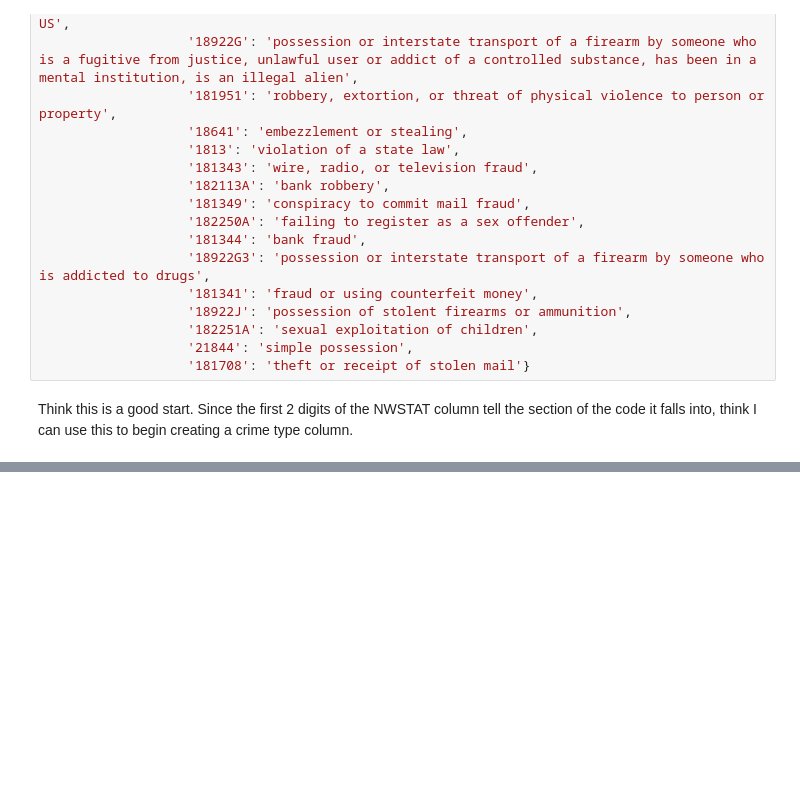
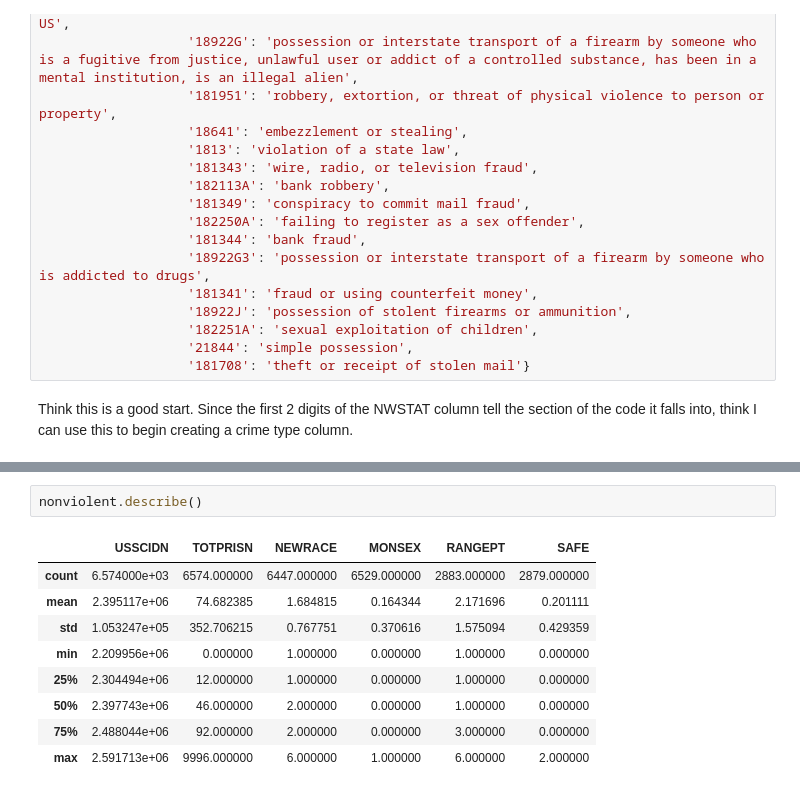
Before and after one commit to jenwhitson/sentencing_project, a Jupyter notebook: notebooks/individual_offender_eda.ipynb, the cells around one changed output, grey strips where cells are left out. Cells and saved outputs as stored; diff of their text form; blank space fills up the shorter version.

```diff
--- a/notebooks/individual_offender_eda.ipynb
+++ b/notebooks/individual_offender_eda.ipynb
@@ -2495,0 +2550,12 @@ dtype: int64
+# %%
+nonviolent.describe()
+# %% [output]
+|  | USSCIDN | TOTPRISN | NEWRACE | MONSEX | RANGEPT | SAFE |
+| count | 6.574000e+03 | 6574.000000 | 6447.000000 | 6529.000000 | 2883.000000 | 2879.000000 |
+| mean | 2.395117e+06 | 74.682385 | 1.684815 | 0.164344 | 2.171696 | 0.201111 |
+| std | 1.053247e+05 | 352.706215 | 0.767751 | 0.370616 | 1.575094 | 0.429359 |
+| min | 2.209956e+06 | 0.000000 | 1.000000 | 0.000000 | 1.000000 | 0.000000 |
+| 25% | 2.304494e+06 | 12.000000 | 1.000000 | 0.000000 | 1.000000 | 0.000000 |
+| 50% | 2.397743e+06 | 46.000000 | 2.000000 | 0.000000 | 1.000000 | 0.000000 |
+| 75% | 2.488044e+06 | 92.000000 | 2.000000 | 0.000000 | 3.000000 | 0.000000 |
+| max | 2.591713e+06 | 9996.000000 | 6.000000 | 1.000000 | 6.000000 | 2.000000 |
```
Also changed, not shown: parts of 9 cells of this notebook.
